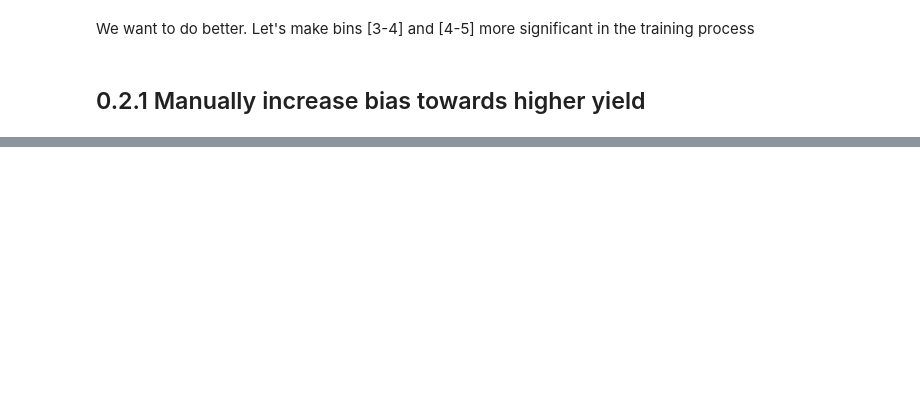
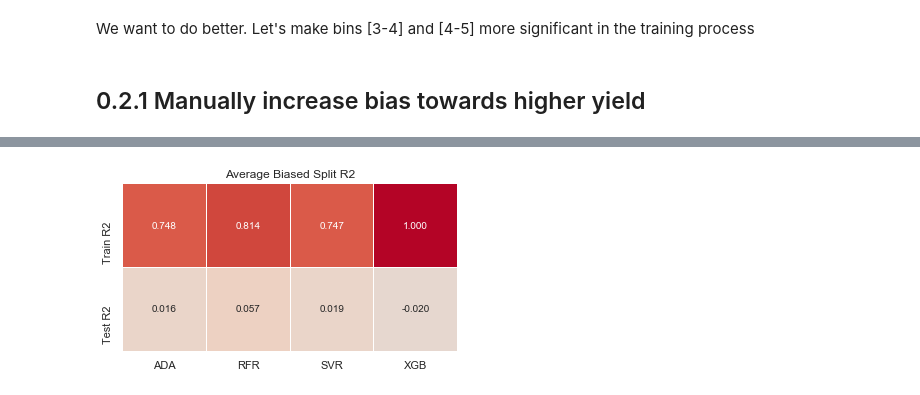
Before and after one commit to duythongvt1/URA-Projects, a Jupyter notebook: CornData/Corn2.ipynb, the cells around one changed output, grey strips where cells are left out. Saved outputs shown, nothing was run; the diff lists cells and outputs as text; code cells hidden in the pictures; blank space fills up the shorter version.

```diff
--- a/CornData/Corn2.ipynb
+++ b/CornData/Corn2.ipynb
@@ -408,0 +367,8 @@ sns.distplot(y_test,bins=[0,1,2,3,4,5],kde=False)
+# %%
+test.settings.print_settings()
+train_avg,test_avg = test.R2_avg(["ADA","RFR","SVR","XGB"],5)
+ss = ScoreSheet("Average Biased Split R2")
+ss.add_score(train_avg)
+ss.add_score(test_avg)
+print(ss.title)
+ss.get_sheet().head()
@@ -408,0 +381,4 @@ sns.distplot(y_test,bins=[0,1,2,3,4,5],kde=False)
+# %%
+Draw.heatmap(ss)
+# %% [output]
+[figure, added]
```
Also changed, not shown: parts of 21 cells of this notebook.
